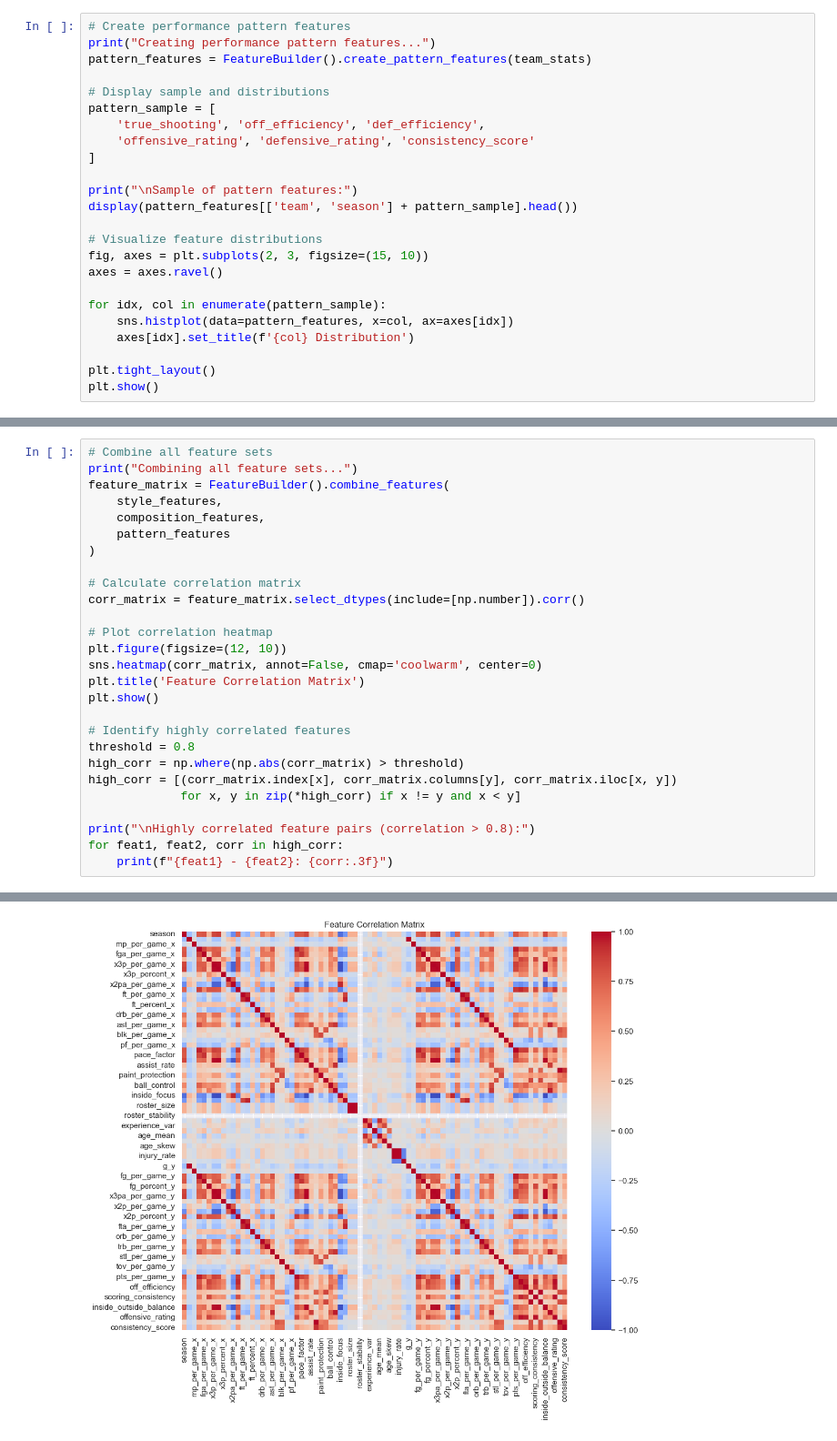
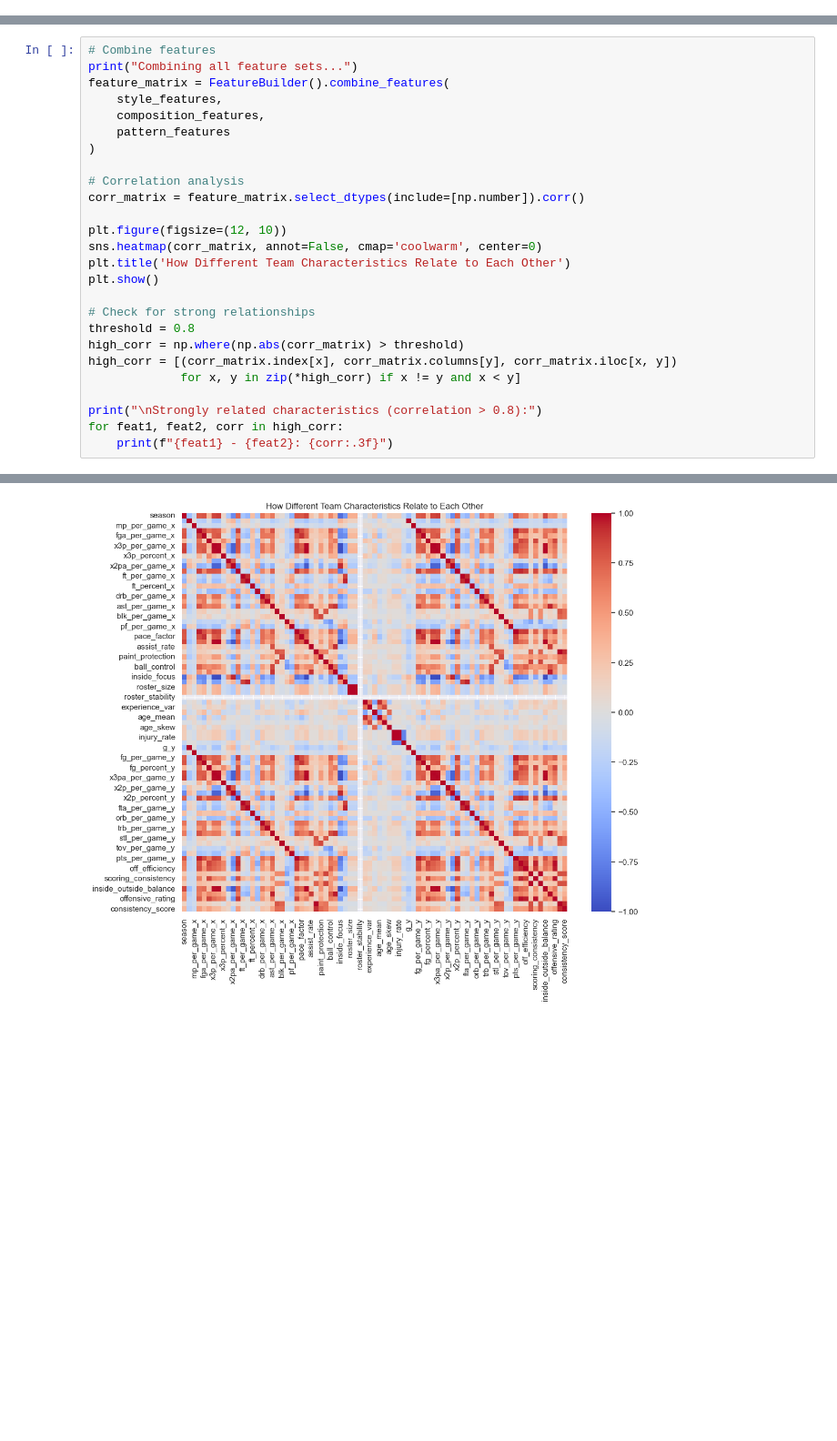
Before and after one commit to lukelittle/csca5632-final-project, a Jupyter notebook: notebooks/03_feature_engineering.ipynb, the cells around one changed output, grey strips where cells are left out. Shown: that part at 91% size. Drawn from its saved outputs; the diff is of its cells as text; blank space fills up the shorter version.

```diff
--- a/notebooks/03_feature_engineering.ipynb
+++ b/notebooks/03_feature_engineering.ipynb
@@ -213,24 +137,0 @@ Create features that capture team performance patterns and tendencies.
-# %%
-# Create performance pattern features
-print("Creating performance pattern features...")
-pattern_features = FeatureBuilder().create_pattern_features(team_stats)
-
-# Display sample and distributions
-pattern_sample = [
-    'true_shooting', 'off_efficiency', 'def_efficiency',
-    'offensive_rating', 'defensive_rating', 'consistency_score'
-]
-
-print("\nSample of pattern features:")
-display(pattern_features[['team', 'season'] + pattern_sample].head())
-
-# Visualize feature distributions
-fig, axes = plt.subplots(2, 3, figsize=(15, 10))
-axes = axes.ravel()
-
-for idx, col in enumerate(pattern_sample):
-    sns.histplot(data=pattern_features, x=col, ax=axes[idx])
-    axes[idx].set_title(f'{col} Distribution')
-
-plt.tight_layout()
-plt.show()
@@ -252,30 +142,29 @@ Analyze engineered features to ensure they're suitable for clustering and patter
 # %%
-# Combine all feature sets
+# Combine features
 print("Combining all feature sets...")
 feature_matrix = FeatureBuilder().combine_features(
     style_features,
     composition_features,
     pattern_features
 )
 
-# Calculate correlation matrix
+# Correlation analysis
 corr_matrix = feature_matrix.select_dtypes(include=[np.number]).corr()
 
-# Plot correlation heatmap
 plt.figure(figsize=(12, 10))
 sns.heatmap(corr_matrix, annot=False, cmap='coolwarm', center=0)
-plt.title('Feature Correlation Matrix')
+plt.title('How Different Team Characteristics Relate to Each Other')
 plt.show()
 
-# Identify highly correlated features
+# Check for strong relationships
 threshold = 0.8
 high_corr = np.where(np.abs(corr_matrix) > threshold)
 high_corr = [(corr_matrix.index[x], corr_matrix.columns[y], corr_matrix.iloc[x, y])
              for x, y in zip(*high_corr) if x != y and x < y]
 
-print("\nHighly correlated feature pairs (correlation > 0.8):")
+print("\nStrongly related characteristics (correlation > 0.8):")
 for feat1, feat2, corr in high_corr:
     print(f"{feat1} - {feat2}: {corr:.3f}")
 # %% [output]
 Combining all feature sets...
-[figure, old version]
+[figure, new version]
```
Also changed, not shown: parts of 21 cells of this notebook, 18 other files.
